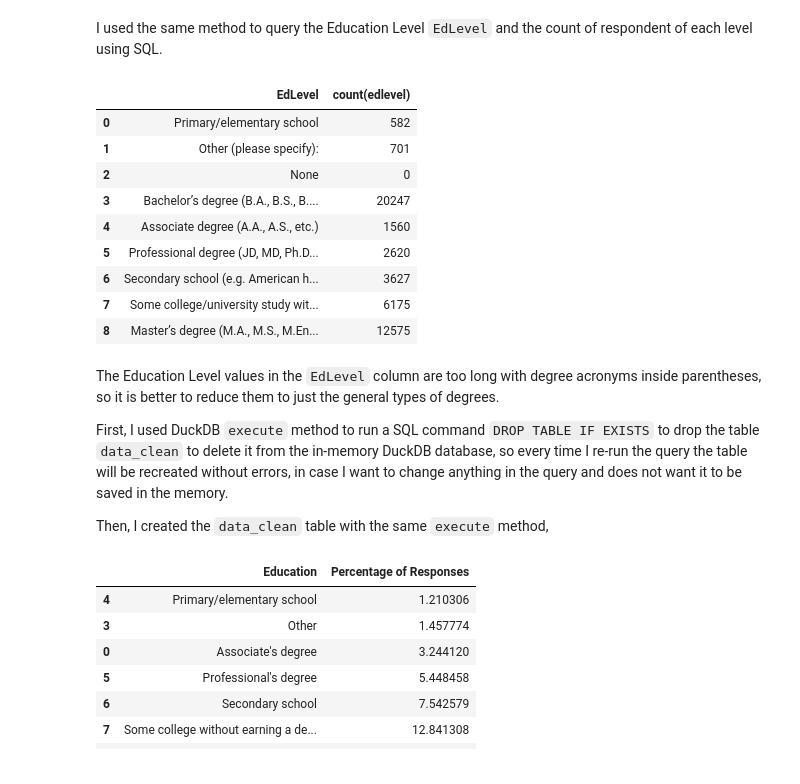
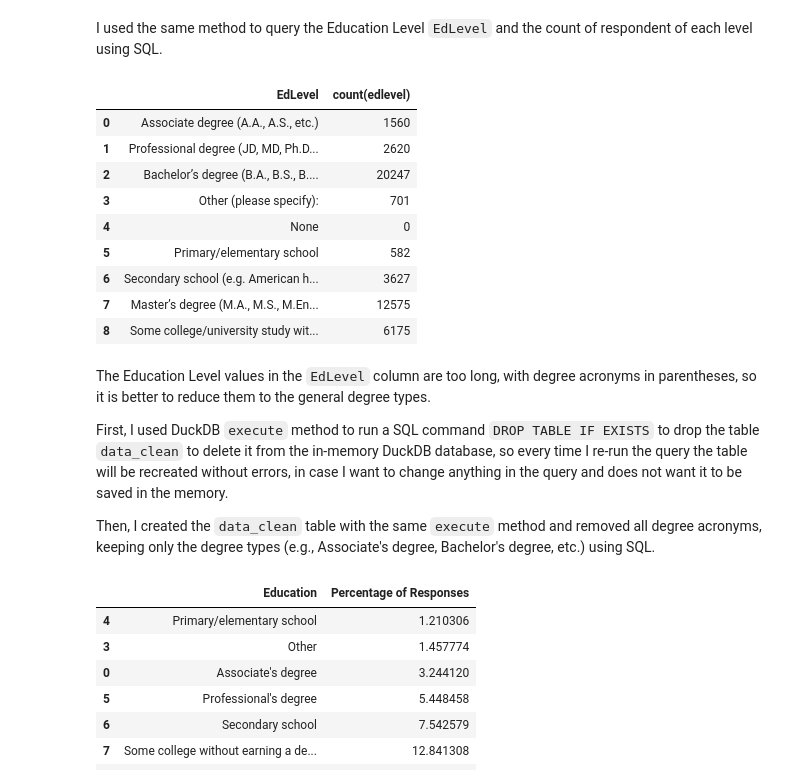
Before and after one commit to huyqng1412/stackoverflow_2025_project, a Jupyter notebook: so2025_vis.ipynb, the cells around one changed output. Drawn from its saved outputs; the diff is of its cells as text; code cells hidden in the pictures.

```diff
--- a/so2025_vis.ipynb
+++ b/so2025_vis.ipynb
@@ -185,29 +187,29 @@ plt.show()
 I used the same method to query the Education Level `EdLevel` and the count of respondent of each level using SQL.
 # %%
 demoq = """
-    select edlevel, count(edlevel)
-    from data
-    group by edlevel
+    SELECT EdLevel, COUNT(EdLevel)
+    FROM data
+    GROUP BY EdLevel
 """
 re_demo = con.sql(demoq).df()
 re_demo
 # %% [output]
 |  | EdLevel | count(edlevel) |
-| 0 | Primary/elementary school | 582 |
-| 1 | Other (please specify): | 701 |
-| 2 | None | 0 |
-| 3 | Bachelor’s degree (B.A., B.S., B.... | 20247 |
-| 4 | Associate degree (A.A., A.S., etc.) | 1560 |
-| 5 | Professional degree (JD, MD, Ph.D... | 2620 |
+| 0 | Associate degree (A.A., A.S., etc.) | 1560 |
+| 1 | Professional degree (JD, MD, Ph.D... | 2620 |
+| 2 | Bachelor’s degree (B.A., B.S., B.... | 20247 |
+| 3 | Other (please specify): | 701 |
+| 4 | None | 0 |
+| 5 | Primary/elementary school | 582 |
 | 6 | Secondary school (e.g. American h... | 3627 |
-| 7 | Some college/university study wit... | 6175 |
-| 8 | Master’s degree (M.A., M.S., M.En... | 12575 |
+| 7 | Master’s degree (M.A., M.S., M.En... | 12575 |
+| 8 | Some college/university study wit... | 6175 |
 # %% [markdown]
-The Education Level values in the `EdLevel` column are too long with degree acronyms inside parentheses, so it is better to reduce them to just the general types of degrees.
+The Education Level values in the `EdLevel` column are too long, with degree acronyms in parentheses, so it is better to reduce them to the general degree types.
 
 First, I used DuckDB `execute` method to run a SQL command `DROP TABLE IF EXISTS` to drop the table `data_clean` to delete it from the in-memory DuckDB database, so every time I re-run the query the table will be recreated without errors, in case I want to change anything in the query and does not want it to be saved in the memory.
 
-Then, I created the `data_clean` table with the same `execute` method,
+Then, I created the `data_clean` table with the same `execute` method and removed all degree acronyms, keeping only the degree types (e.g., Associate's degree, Bachelor's degree, etc.) using SQL.
 # %%
 con.execute("""DROP TABLE IF EXISTS data_clean;""")
 con.execute("""
```
Also changed, not shown: parts of 6 cells of this notebook.
